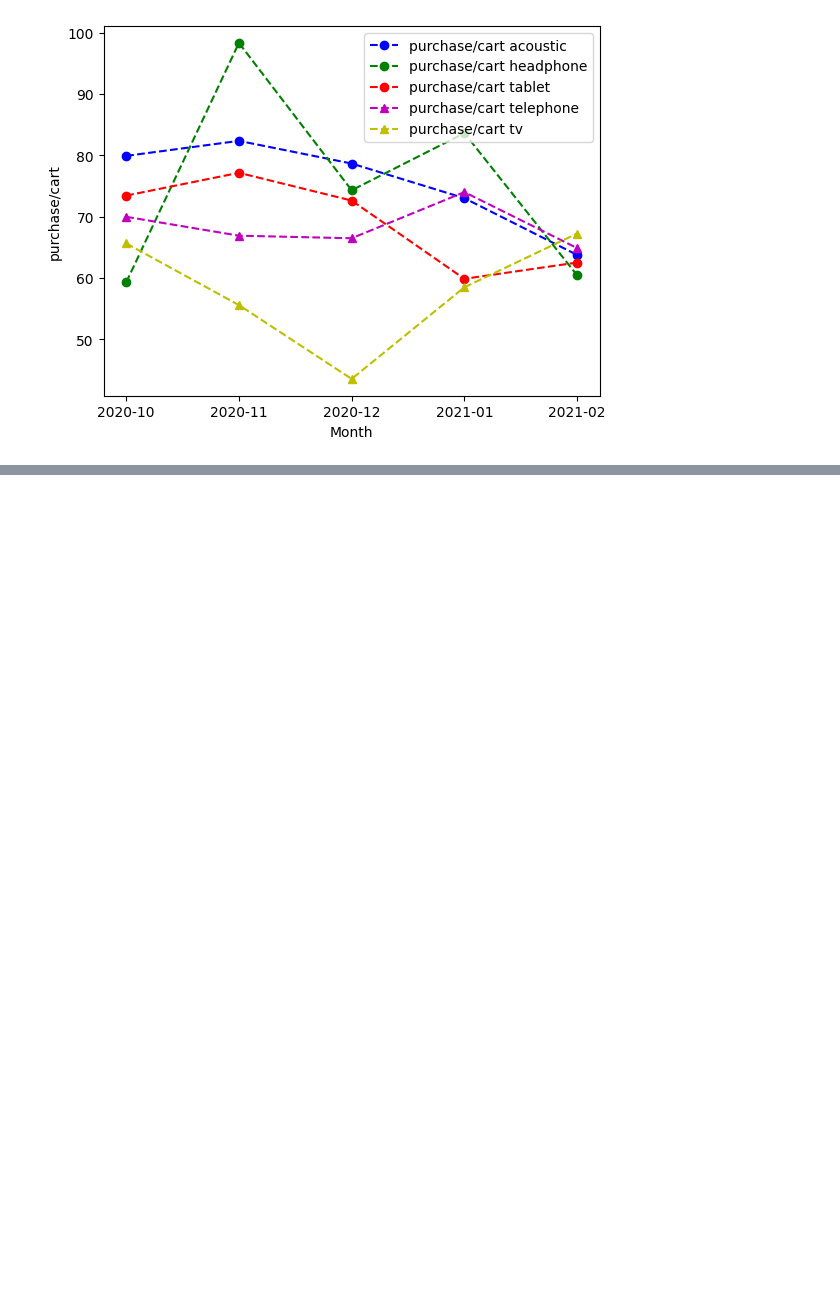
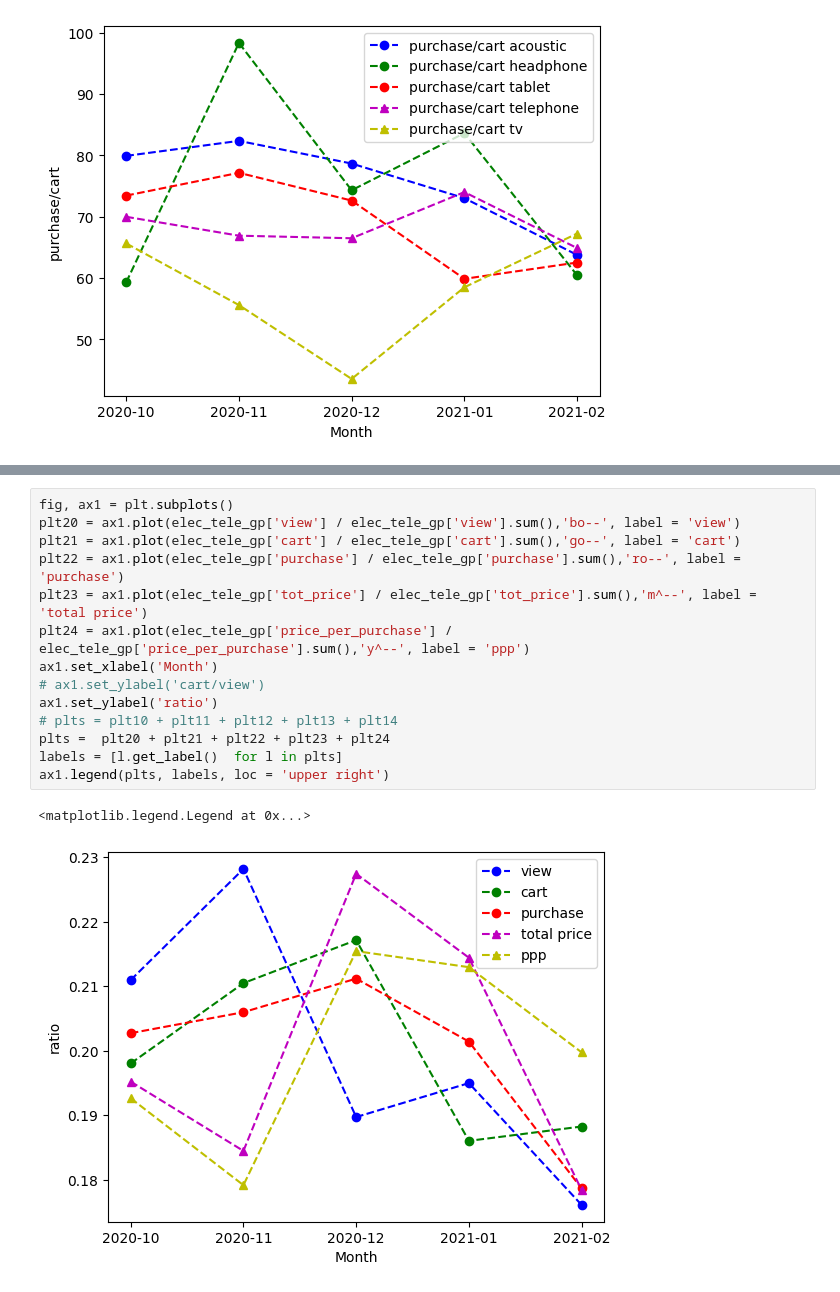
Before and after one commit to dlarhkd1211/electronic_commercial_data_analysis, a Jupyter notebook: analysis.ipynb, the cells around one changed output, grey strips where cells are left out. Cells and saved outputs as stored; diff of their text form; blank space fills up the shorter version.

```diff
--- a/analysis.ipynb
+++ b/analysis.ipynb
@@ -364,0 +412,17 @@ ax1.legend(plts, labels, loc = 'upper right')
+# %%
+fig, ax1 = plt.subplots()
+plt20 = ax1.plot(elec_tele_gp['view'] / elec_tele_gp['view'].sum(),'bo--', label = 'view')
+plt21 = ax1.plot(elec_tele_gp['cart'] / elec_tele_gp['cart'].sum(),'go--', label = 'cart')
+plt22 = ax1.plot(elec_tele_gp['purchase'] / elec_tele_gp['purchase'].sum(),'ro--', label = 'purchase')
+plt23 = ax1.plot(elec_tele_gp['tot_price'] / elec_tele_gp['tot_price'].sum(),'m^--', label = 'total price')
+plt24 = ax1.plot(elec_tele_gp['price_per_purchase'] / elec_tele_gp['price_per_purchase'].sum(),'y^--', label = 'ppp')
+ax1.set_xlabel('Month')
+# ax1.set_ylabel('cart/view')
+ax1.set_ylabel('ratio')
+# plts = plt10 + plt11 + plt12 + plt13 + plt14
+plts =  plt20 + plt21 + plt22 + plt23 + plt24
+labels = [l.get_label()  for l in plts]
+ax1.legend(plts, labels, loc = 'upper right')
+# %% [output]
+<matplotlib.legend.Legend at 0x...>
+[figure, added]
```
Also changed, not shown: parts of 22 cells of this notebook.
